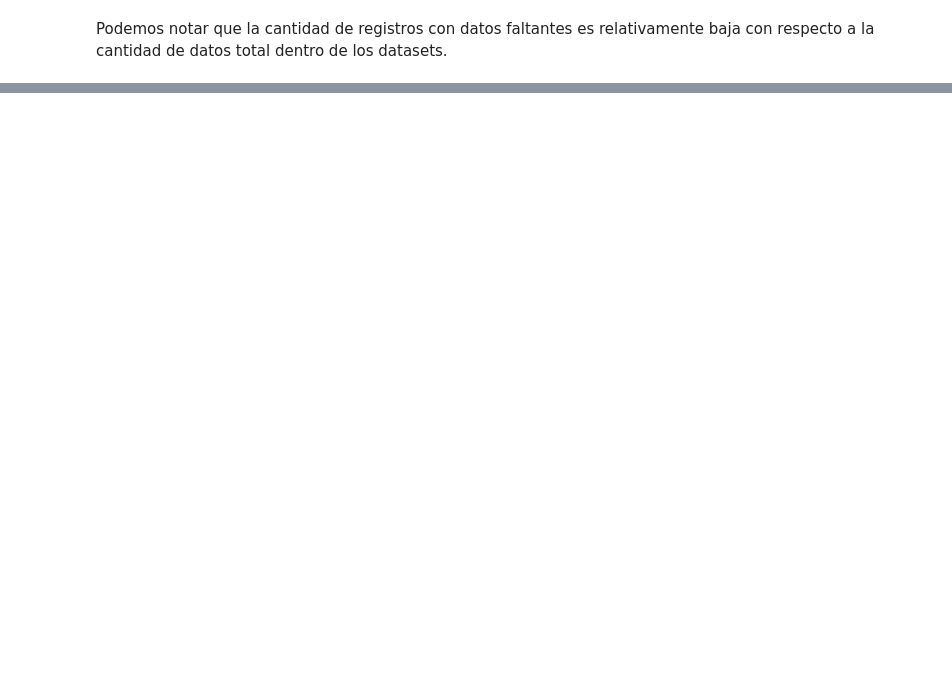
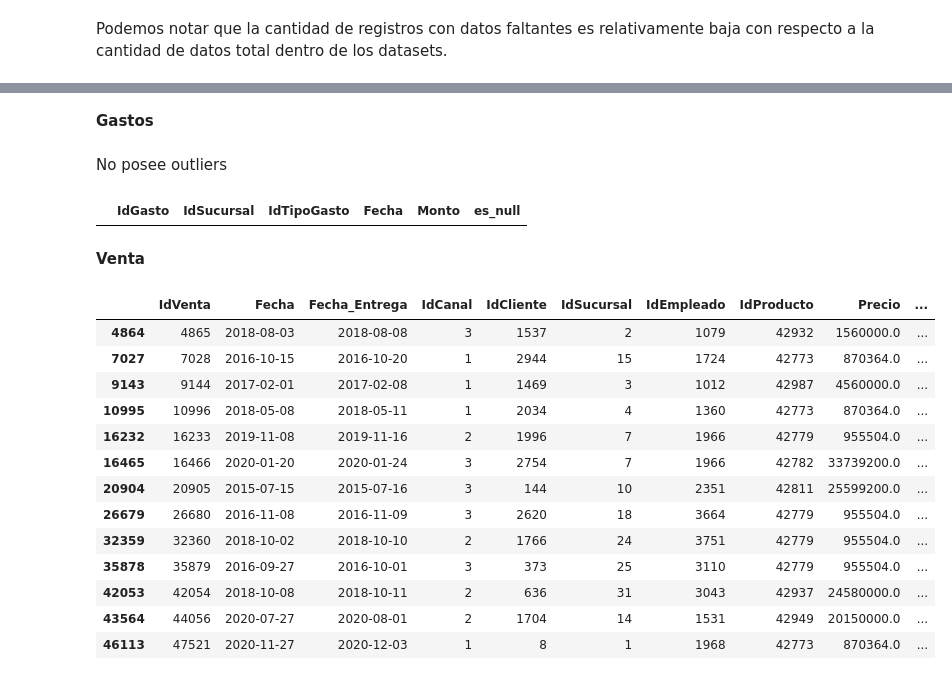
Before and after one commit to laucha-cf/Proyecto-Individual-Numero1, a Jupyter notebook: Modules/reporte.ipynb, the cells around one changed output, grey strips where cells are left out. Saved outputs shown, nothing was run; the diff lists cells and outputs as text; code cells hidden in the pictures; blank space fills up the shorter version.

Commit message:
Detectamos Outliers en Compras, Ventas y Gastos

```diff
--- a/Modules/reporte.ipynb
+++ b/Modules/reporte.ipynb
@@ -61,0 +96,2 @@ Podemos notar que la cantidad de registros con datos faltantes es relativamente
+# %% [markdown]
+**Gastos** <br>
@@ -61,0 +103,31 @@ Podemos notar que la cantidad de registros con datos faltantes es relativamente
+# %% [markdown]
+No posee outliers
+# %%
+df_gastos[(df_gastos['Monto']<minimo) | (df_gastos['Monto']>maximo)]
+# %% [output]
+|  | IdGasto | IdSucursal | IdTipoGasto | Fecha | Monto | es_null |
+# %% [markdown]
+**Venta**<br>
+# %%
+#Precio
+promedio = df_ventas['Precio'].mean()
+std_dev = df_ventas['Precio'].std()
+minimo = 0
+maximo = promedio + 3 * std_dev
+# %%
+df_ventas[(df_ventas['Precio']<minimo) | (df_ventas['Precio']>maximo)]
+# %% [output]
+|  | IdVenta | Fecha | Fecha_Entrega | IdCanal | IdCliente | IdSucursal | IdEmpleado | IdProducto | Precio | ... |
+| 4864 | 4865 | 2018-08-03 | 2018-08-08 | 3 | 1537 | 2 | 1079 | 42932 | 1560000.0 | ... |
+| 7027 | 7028 | 2016-10-15 | 2016-10-20 | 1 | 2944 | 15 | 1724 | 42773 | 870364.0 | ... |
+| 9143 | 9144 | 2017-02-01 | 2017-02-08 | 1 | 1469 | 3 | 1012 | 42987 | 4560000.0 | ... |
+| 10995 | 10996 | 2018-05-08 | 2018-05-11 | 1 | 2034 | 4 | 1360 | 42773 | 870364.0 | ... |
+| 16232 | 16233 | 2019-11-08 | 2019-11-16 | 2 | 1996 | 7 | 1966 | 42779 | 955504.0 | ... |
+| 16465 | 16466 | 2020-01-20 | 2020-01-24 | 3 | 2754 | 7 | 1966 | 42782 | 33739200.0 | ... |
+| 20904 | 20905 | 2015-07-15 | 2015-07-16 | 3 | 144 | 10 | 2351 | 42811 | 25599200.0 | ... |
+| 26679 | 26680 | 2016-11-08 | 2016-11-09 | 3 | 2620 | 18 | 3664 | 42779 | 955504.0 | ... |
+| 32359 | 32360 | 2018-10-02 | 2018-10-10 | 2 | 1766 | 24 | 3751 | 42779 | 955504.0 | ... |
+| 35878 | 35879 | 2016-09-27 | 2016-10-01 | 3 | 373 | 25 | 3110 | 42779 | 955504.0 | ... |
+| 42053 | 42054 | 2018-10-08 | 2018-10-11 | 2 | 636 | 31 | 3043 | 42937 | 24580000.0 | ... |
+| 43564 | 44056 | 2020-07-27 | 2020-08-01 | 2 | 1704 | 14 | 1531 | 42949 | 20150000.0 | ... |
+| 46113 | 47521 | 2020-11-27 | 2020-12-03 | 1 | 8 | 1 | 1968 | 42773 | 870364.0 | ... |
```
Also changed, not shown: parts of 13 cells of this notebook.
